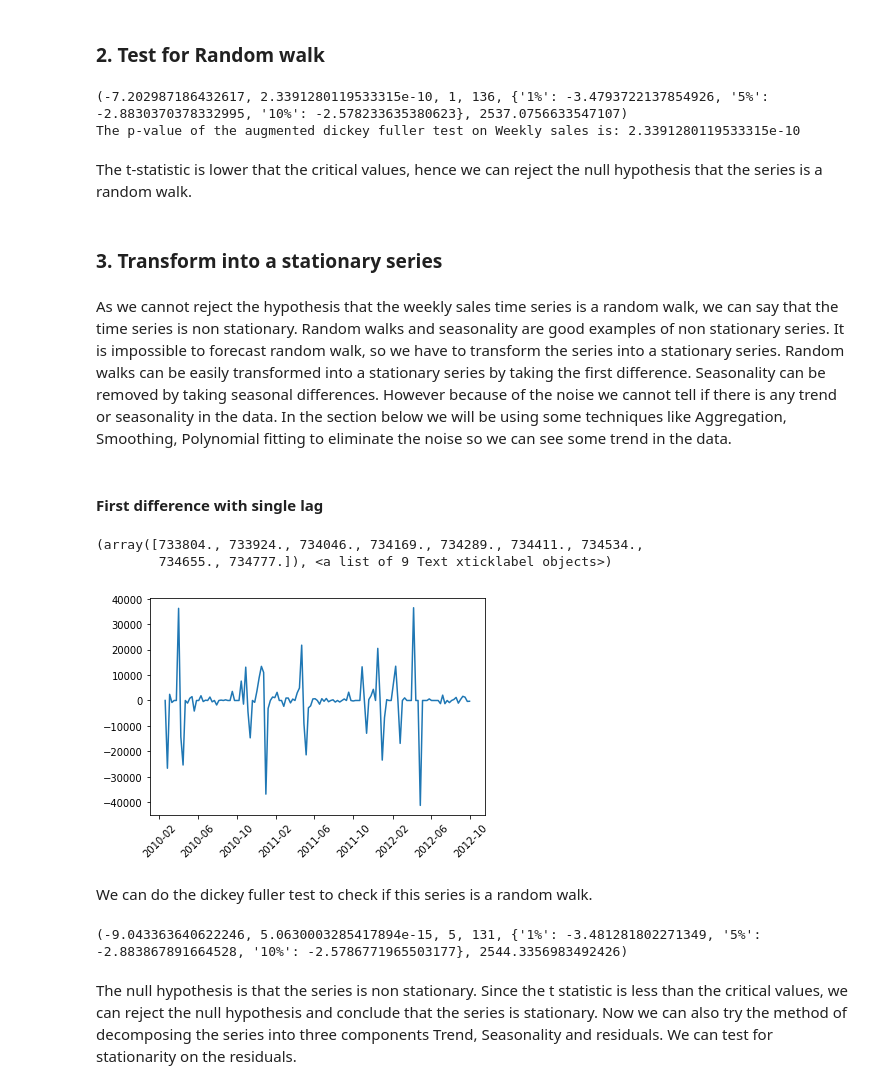
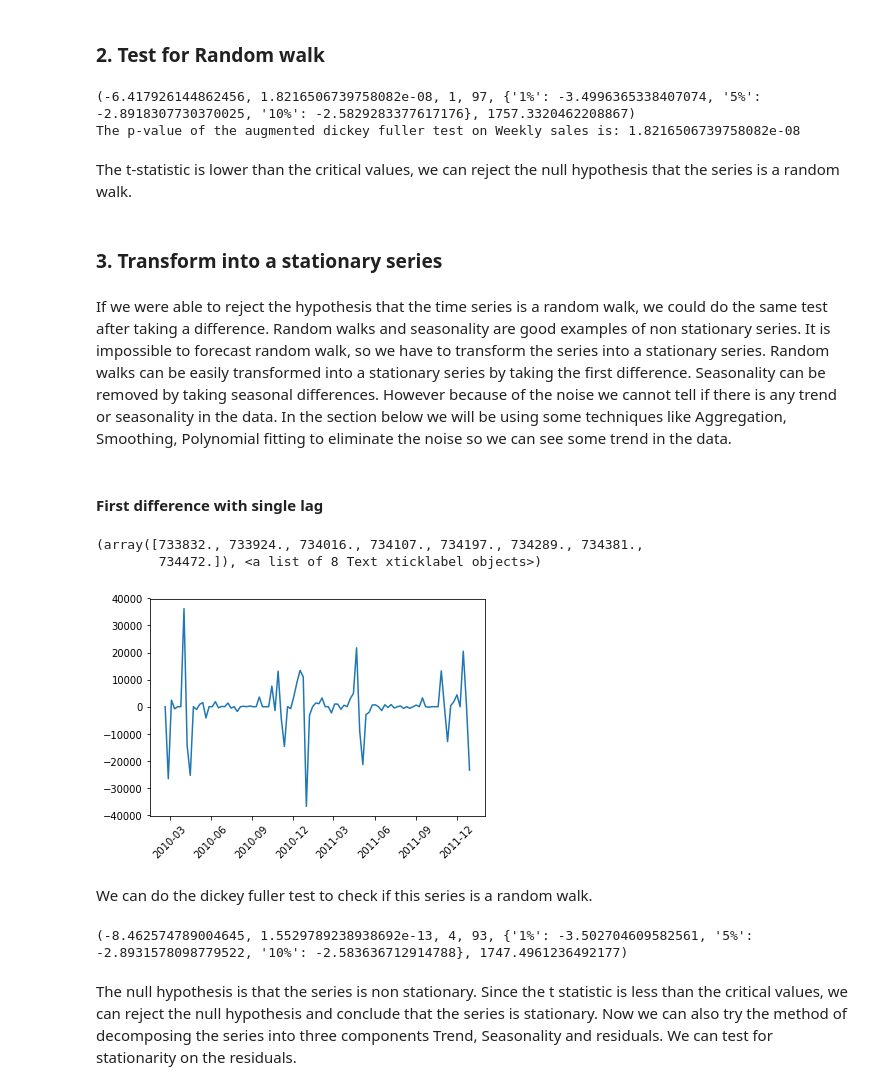
Before and after one commit to ddronamraju/DataScienceTrack, a Jupyter notebook: CapstoneProject 2-Walmart Sales Forecast/Walmart Store Sales Forecasting v3.ipynb, the cells around one changed output. Saved outputs shown, nothing was run; the diff lists cells and outputs as text; code cells hidden in the pictures.

```diff
--- a/CapstoneProject 2-Walmart Sales Forecast/Walmart Store Sales Forecasting v3.ipynb
+++ b/CapstoneProject 2-Walmart Sales Forecast/Walmart Store Sales Forecasting v3.ipynb
@@ -211,6 +227,10 @@ print(store1_dept1_up_week_sales.head())
 print(store1_dept1_up_week_sales.index.max())
 print(store1_dept1_up_week_sales.index.min())
 
+store1_dept1_up_week_sales_train=store1_dept1_up_week_sales[(store1_dept1_up_week_sales.index<=pd.datetime(2011,12,31))]
+store1_dept1_up_week_sales_test=store1_dept1_up_week_sales[(store1_dept1_up_week_sales.index>pd.datetime(2011,12,31))]
+
+#X_train, X_test, y_train, y_test = train_test_split(X, y, test_size=0.33, random_state=42)
 
 plt.figure(1)
 #plt.figure(figsize=(20,15))
@@ -234,31 +254,31 @@ Date
 # %%
 from statsmodels.tsa.stattools import adfuller
 
-results=adfuller(store1_dept1_up_week_sales['Weekly_Sales'])
+results=adfuller(store1_dept1_up_week_sales_train['Weekly_Sales'])
 
 print(results)
 print('The p-value of the augmented dickey fuller test on Weekly sales is: ' + str(results[1]))
 # %% [output]
-(-7.202987186432617, 2.3391280119533315e-10, 1, 136, {'1%': -3.4793722137854926, '5%': -2.8830370378332995, '10%': -2.578233635380623}, 2537.0756633547107)
-The p-value of the augmented dickey fuller test on Weekly sales is: 2.3391280119533315e-10
+(-6.417926144862456, 1.8216506739758082e-08, 1, 97, {'1%': -3.4996365338407074, '5%': -2.8918307730370025, '10%': -2.5829283377617176}, 1757.3320462208867)
+The p-value of the augmented dickey fuller test on Weekly sales is: 1.8216506739758082e-08
 # %% [markdown]
-The t-statistic is lower that the critical values, hence we can reject the null hypothesis that the series is a random walk.
+The t-statistic is lower than the critical values, we can reject the null hypothesis that the series is a random walk.
 # %% [markdown]
 ### 3. Transform into a stationary series
 # %% [markdown]
-As we cannot reject the hypothesis that the weekly sales time series is a random walk, we can say that the time series is non stationary. Random walks and seasonality are good examples of non stationary series. It is impossible to forecast random walk, so we have to transform the series into a stationary series. Random walks can be easily transformed into a stationary series by taking the first difference. Seasonality can be removed by taking seasonal differences. However because of the noise we cannot tell if there is any trend or seasonality in the data. In the section below we will be using some techniques like Aggregation, Smoothing, Polynomial fitting to eliminate the noise so we can see some trend in the data.
+If we were able to reject the hypothesis that the time series is a random walk, we could do the same test after taking a difference. Random walks and seasonality are good examples of non stationary series. It is impossible to forecast random walk, so we have to transform the series into a stationary series. Random walks can be easily transformed into a stationary series by taking the first difference. Seasonality can be removed by taking seasonal differences. However because of the noise we cannot tell if there is any trend or seasonality in the data. In the section below we will be using some techniques like Aggregation, Smoothing, Polynomial fitting to eliminate the noise so we can see some trend in the data.
 # %% [markdown]
 #### First difference with single lag
 # %%
 plt.figure(1)
 #plt.figure(figsize=(20,15))
-store1_dept1_up_week_sales_diff=store1_dept1_up_week_sales['Weekly_Sales'].diff()
+store1_dept1_up_week_sales_diff=store1_dept1_up_week_sales_train['Weekly_Sales'].diff()
 plt.plot(store1_dept1_up_week_sales_diff.dropna())
 plt.xticks(rotation=45)
 # %% [output]
-(array([733804., 733924., 734046., 734169., 734289., 734411., 734534.,
-        734655., 734777.]), <a list of 9 Text xticklabel objects>)
+(array([733832., 733924., 734016., 734107., 734197., 734289., 734381.,
+        734472.]), <a list of 8 Text xticklabel objects>)
-[figure, old version]
+[figure, new version]
 # %% [markdown]
 We can do the dickey fuller test to check if this series is a random walk.
 # %%
@@ -266,7 +286,7 @@ results_diff=adfuller(store1_dept1_up_week_sales_diff.dropna())
 
 print(results_diff)
 # %% [output]
-(-9.043363640622246, 5.0630003285417894e-15, 5, 131, {'1%': -3.481281802271349, '5%': -2.883867891664528, '10%': -2.5786771965503177}, 2544.3356983492426)
+(-8.462574789004645, 1.5529789238938692e-13, 4, 93, {'1%': -3.502704609582561, '5%': -2.8931578098779522, '10%': -2.583636712914788}, 1747.4961236492177)
 # %% [markdown]
 The null hypothesis is that the series is non stationary. Since the t statistic is less than the critical values, we can reject the null hypothesis and conclude that the series is stationary. Now we can also try the method of decomposing the series into three components Trend, Seasonality and residuals. We can test for stationarity on the residuals.
 # %% [markdown]
```
Also changed, not shown: parts of 70 cells of this notebook, 9 other files.
